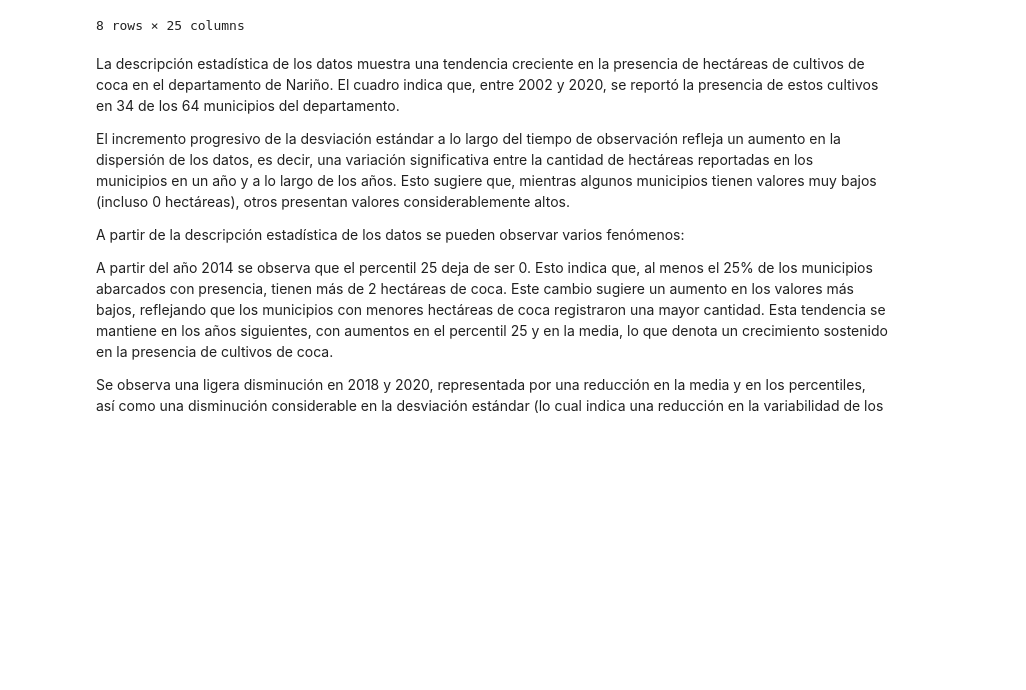
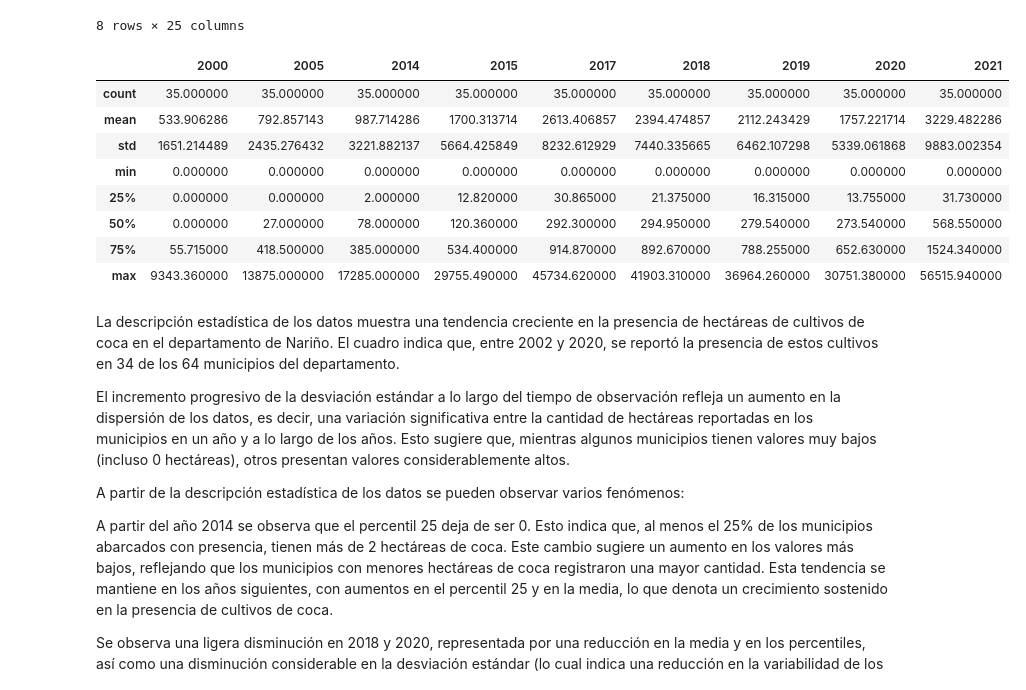
Before and after one commit to lidelbe/TalentoTech, a Jupyter notebook: AD_Innovador/Caso_estudio/Caso_estudio_LD.ipynb, the cells around one changed output. Cells and saved outputs as stored; diff of their text form; code cells hidden in the pictures; blank space fills up the shorter version.

```diff
--- a/AD_Innovador/Caso_estudio/Caso_estudio_LD.ipynb
+++ b/AD_Innovador/Caso_estudio/Caso_estudio_LD.ipynb
@@ -160,6 +166,19 @@ df_cultivos.describe(include=["number"])
 | 75% | 52.0 | 52564.750000 | 55.715000 | 35.695000 | 199.000000 | 252.000000 | 317.000000 | 418.500000 | 514.000000 | 600.500000 | ... | ... |
 | max | 52.0 | 52835.000000 | 9343.360000 | 7393.140000 | 15132.000000 | 17627.610000 | 14155.200000 | 13875.000000 | 15607.000000 | 20259.000000 | ... | ... |
 8 rows × 25 columns
+# %%
+# Filtar descripción por años: años 2000, 2005, 2014, 2015, 2017, 2018, 2019, 2020, 2021
+df_cultivos.describe(include=["number"])[[2000, 2005, 2014, 2015, 2017, 2018, 2019, 2020, 2021]]
+# %% [output]
+|  | 2000 | 2005 | 2014 | 2015 | 2017 | 2018 | 2019 | 2020 | 2021 |
+| count | 35.000000 | 35.000000 | 35.000000 | 35.000000 | 35.000000 | 35.000000 | 35.000000 | 35.000000 | 35.000000 |
+| mean | 533.906286 | 792.857143 | 987.714286 | 1700.313714 | 2613.406857 | 2394.474857 | 2112.243429 | 1757.221714 | 3229.482286 |
+| std | 1651.214489 | 2435.276432 | 3221.882137 | 5664.425849 | 8232.612929 | 7440.335665 | 6462.107298 | 5339.061868 | 9883.002354 |
+| min | 0.000000 | 0.000000 | 0.000000 | 0.000000 | 0.000000 | 0.000000 | 0.000000 | 0.000000 | 0.000000 |
+| 25% | 0.000000 | 0.000000 | 2.000000 | 12.820000 | 30.865000 | 21.375000 | 16.315000 | 13.755000 | 31.730000 |
+| 50% | 0.000000 | 27.000000 | 78.000000 | 120.360000 | 292.300000 | 294.950000 | 279.540000 | 273.540000 | 568.550000 |
+| 75% | 55.715000 | 418.500000 | 385.000000 | 534.400000 | 914.870000 | 892.670000 | 788.255000 | 652.630000 | 1524.340000 |
+| max | 9343.360000 | 13875.000000 | 17285.000000 | 29755.490000 | 45734.620000 | 41903.310000 | 36964.260000 | 30751.380000 | 56515.940000 |
 # %% [markdown]
 La descripción estadística de los datos muestra una tendencia creciente en la presencia de hectáreas de cultivos de coca en el departamento de Nariño. El cuadro indica que, entre 2002 y 2020, se reportó la presencia de estos cultivos en 34 de los 64 municipios del departamento.
 
```
Also changed, not shown: parts of 13 cells of this notebook, 3 other files.
